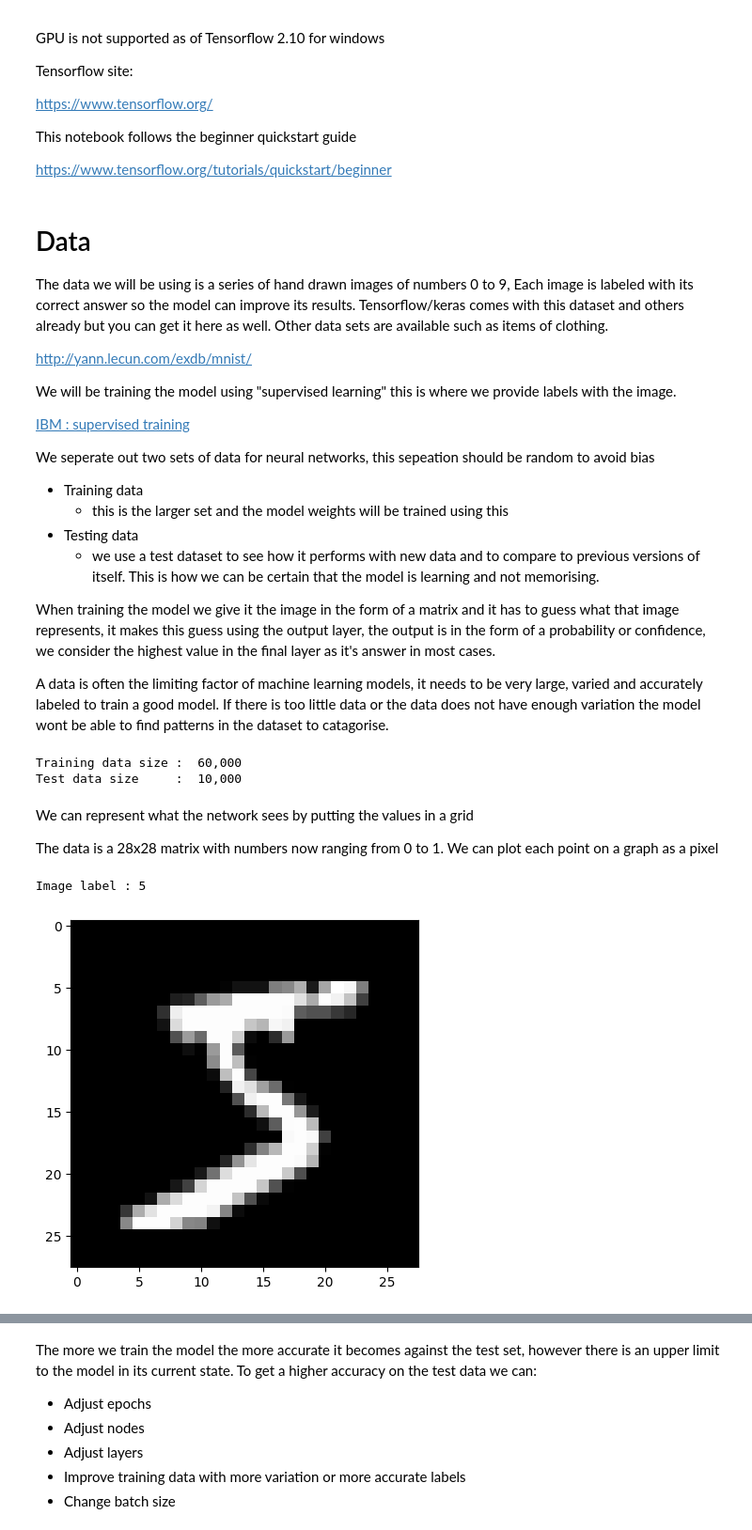
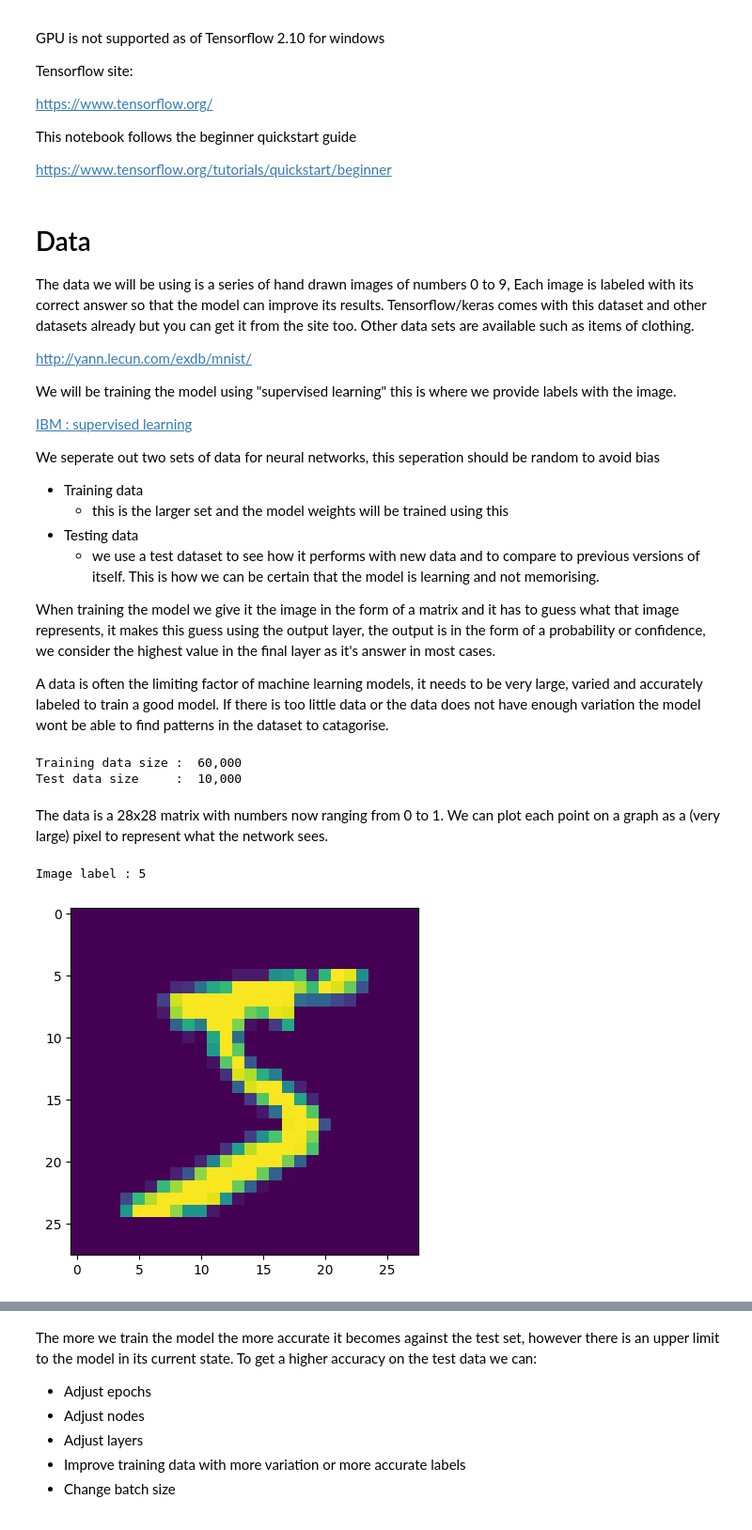
Before and after one commit to Oliver-De-Fusco/tensorflow, a Jupyter notebook: tensorflow notebook.ipynb, the cells around one changed output, grey strips where cells are left out. Shown at 94% size. Drawn from its saved outputs; the diff is of its cells as text; code cells hidden in the pictures.

```diff
--- a/tensorflow notebook.ipynb
+++ b/tensorflow notebook.ipynb
@@ -35,15 +35,15 @@ https://www.tensorflow.org/tutorials/quickstart/beginner
 # %% [markdown]
 # Data
 
-The data we will be using is a series of hand drawn images of numbers 0 to 9, Each image is labeled with its correct answer so the model can improve its results. Tensorflow/keras comes with this dataset and others already but you can get it here as well. Other data sets are available such as items of clothing.
+The data we will be using is a series of hand drawn images of numbers 0 to 9, Each image is labeled with its correct answer so that the model can improve its results. Tensorflow/keras comes with this dataset and other datasets already but you can get it from the site too. Other data sets are available such as items of clothing.
 
 http://yann.lecun.com/exdb/mnist/
 
 We will be training the model using "supervised learning" this is where we provide labels with the image.
 
-[IBM : supervised training](https://www.ibm.com/topics/supervised-learning#:~:text=Supervised%20learning%2C%20also%20known%20as,data%20or%20predict%20outcomes%20accurately.)
+[IBM : supervised learning](https://www.ibm.com/topics/supervised-learning#:~:text=Supervised%20learning%2C%20also%20known%20as,data%20or%20predict%20outcomes%20accurately.)
 
-We seperate out two sets of data for neural networks, this sepeation should be random to avoid bias
+We seperate out two sets of data for neural networks, this seperation should be random to avoid bias
 - Training data
     - this is the larger set and the model weights will be trained using this
 - Testing data
@@ -68,15 +68,13 @@ print("Test data size     : ", f"{test_label.shape[0]:,}")
 Training data size :  60,000
 Test data size     :  10,000
 # %% [markdown]
-We can represent what the network sees by putting the values in a grid
-
-The data is a 28x28 matrix with numbers now ranging from 0 to 1. We can plot each point on a graph as a pixel
+The data is a 28x28 matrix with numbers now ranging from 0 to 1. We can plot each point on a graph as a (very large) pixel to represent what the network sees.
 # %%
 sample_image_index = 0
 
-plt.imshow(train_images[sample_image_index],cmap="grey")
-# cmap changes the colour scheme, but keep in mind that the model has no perception of colour, only the value of each pixel in the grid.
+plt.imshow(train_images[sample_image_index])
+# use cmap to change the colour scheme, but keep in mind that the model has no perception of colour, only the value of each pixel in the grid.
 print("Image label :", train_label[sample_image_index])
 # %% [output]
 Image label : 5
-[figure, old version]
+[figure, new version]
```
Also changed, not shown: parts of 30 cells of this notebook, 4 other files.
